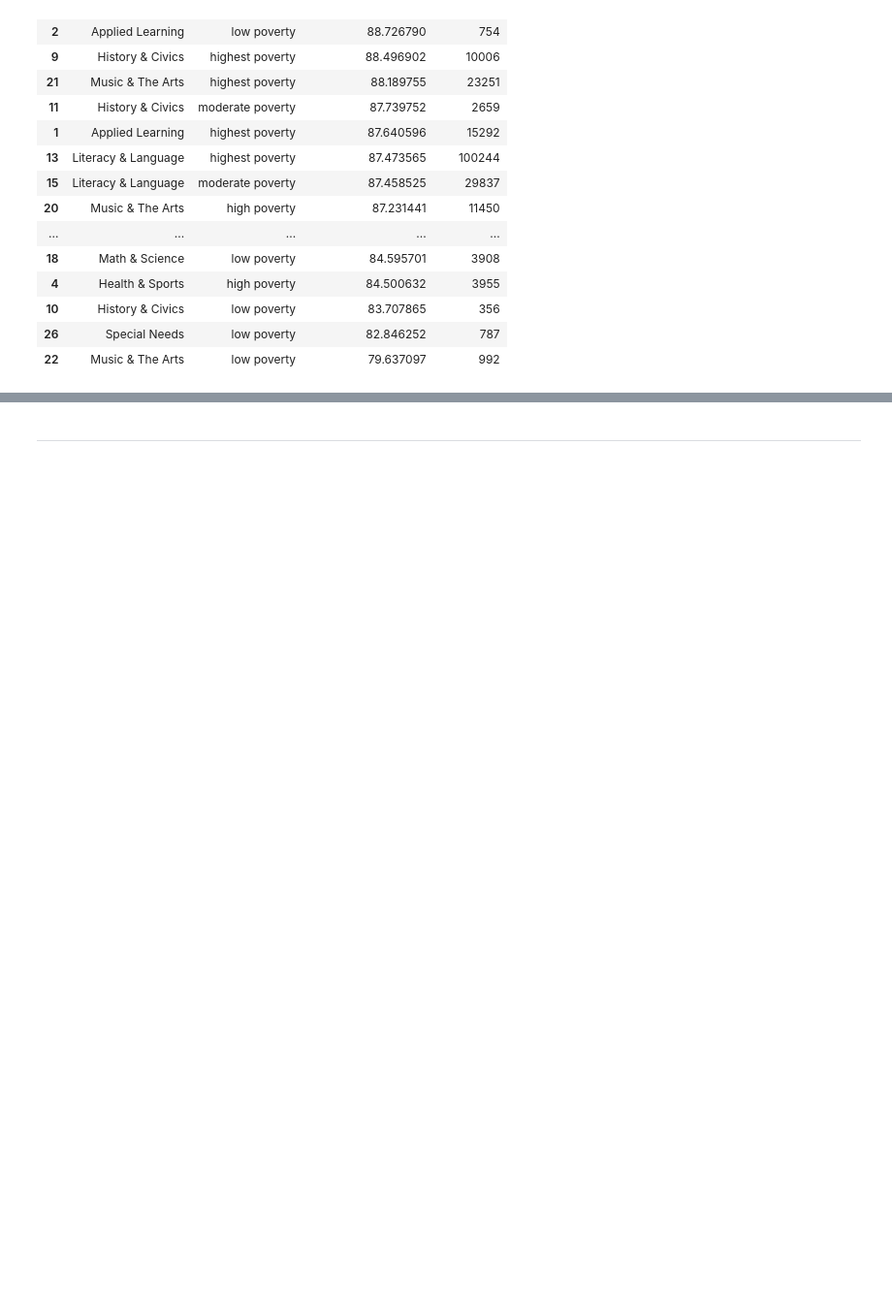
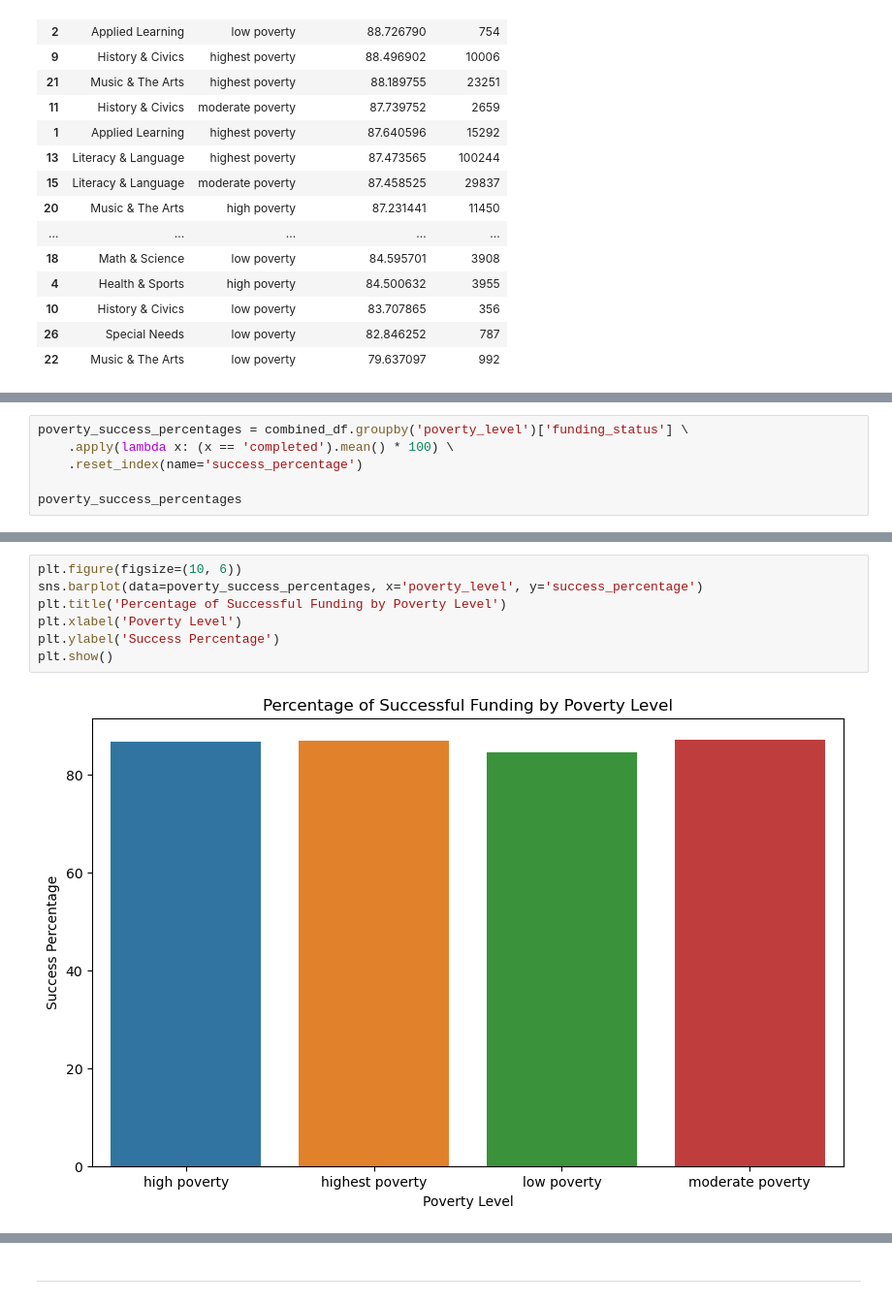
Before and after one commit to wallychang88/pythonforbusiness, a Jupyter notebook: Project_starterFile.ipynb, the cells around one changed output, grey strips where cells are left out. Shown at 97% size. Saved outputs shown, nothing was run; the diff lists cells and outputs as text; blank space fills up the shorter version.

Commit message:
Updated visualisations

```diff
--- a/Project_starterFile.ipynb
+++ b/Project_starterFile.ipynb
@@ -194,0 +208,6 @@ success_percentages
+# %%
+poverty_success_percentages = combined_df.groupby('poverty_level')['funding_status'] \
+    .apply(lambda x: (x == 'completed').mean() * 100) \
+    .reset_index(name='success_percentage')
+
+poverty_success_percentages
@@ -194,0 +220,9 @@ success_percentages
+# %%
+plt.figure(figsize=(10, 6))
+sns.barplot(data=poverty_success_percentages, x='poverty_level', y='success_percentage')
+plt.title('Percentage of Successful Funding by Poverty Level')
+plt.xlabel('Poverty Level')
+plt.ylabel('Success Percentage')
+plt.show()
+# %% [output]
+[figure, added]
```
Also changed, not shown: parts of 7 cells of this notebook.
